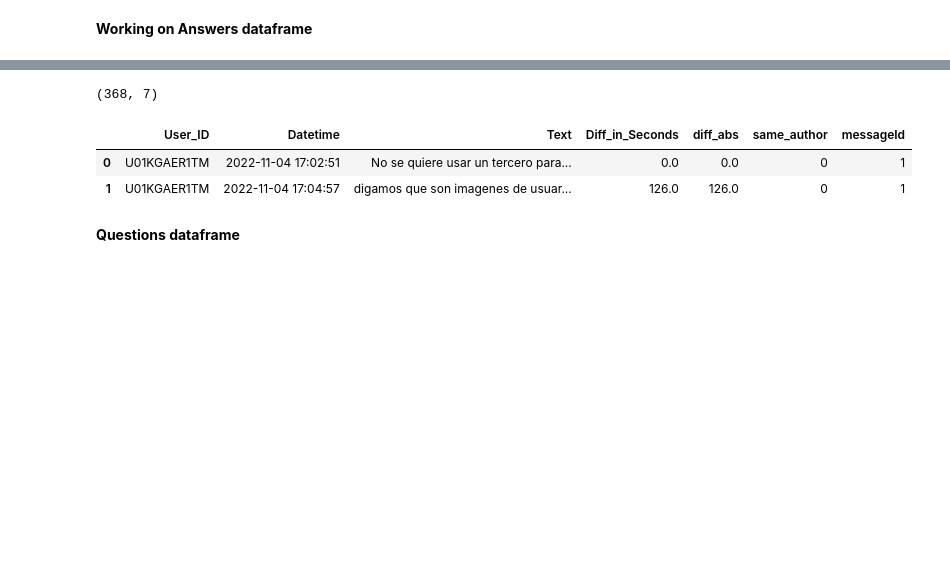
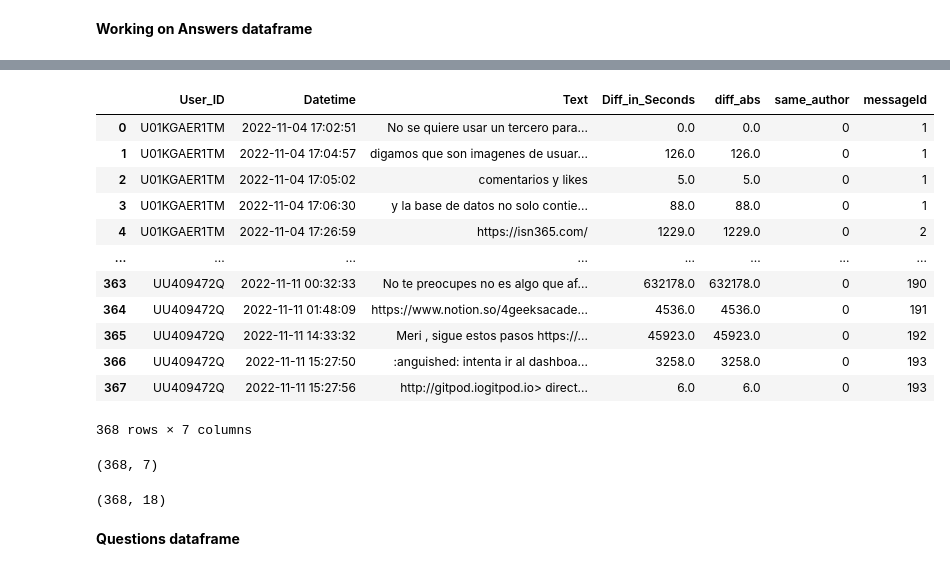
Before and after one commit to breatheco-de/dataflow-project-events, a Jupyter notebook: notebooks/draft_cleaning_notebook.ipynb, the cells around one changed output, grey strips where cells are left out. Cells and saved outputs as stored; diff of their text form; code cells hidden in the pictures; blank space fills up the shorter version.

Commit message:
finished 2 clean dataframes

```diff
--- a/notebooks/draft_cleaning_notebook.ipynb
+++ b/notebooks/draft_cleaning_notebook.ipynb
@@ -108,21 +108,33 @@ df2['diff_abs'] = df2.Diff_in_Seconds.abs()
 # %%
 df2['same_author'] = df2['User_ID'].ne(df2['User_ID'].shift().bfill()).astype(int)
 # %%
-def create_AnswerId():
-    for group in df2.groupby(['User_ID']):
-        df2['messageId'] = df2.diff_abs.gt(300).cumsum() + 1 + df2.same_author.cumsum()
-
-create_AnswerId()
+def create_AnswerId(df):
+    for group in df.groupby(['User_ID']):
+        df['messageId'] = df.diff_abs.gt(300).cumsum() + 1 + df.same_author.cumsum()
+    return df
+create_AnswerId(df2)
+# %% [output]
+|  | User_ID | Datetime | Text | Diff_in_Seconds | diff_abs | same_author | messageId |
+| 0 | U01KGAER1TM | 2022-11-04 17:02:51 | No se quiere usar un tercero para... | 0.0 | 0.0 | 0 | 1 |
+| 1 | U01KGAER1TM | 2022-11-04 17:04:57 | digamos que son imagenes de usuar... | 126.0 | 126.0 | 0 | 1 |
+| 2 | U01KGAER1TM | 2022-11-04 17:05:02 | comentarios y likes | 5.0 | 5.0 | 0 | 1 |
+| 3 | U01KGAER1TM | 2022-11-04 17:06:30 | y la base de datos no solo contie... | 88.0 | 88.0 | 0 | 1 |
+| 4 | U01KGAER1TM | 2022-11-04 17:26:59 | https://isn365.com/ | 1229.0 | 1229.0 | 0 | 2 |
+| ... | ... | ... | ... | ... | ... | ... | ... |
+| 363 | UU409472Q | 2022-11-11 00:32:33 | No te preocupes no es algo que af... | 632178.0 | 632178.0 | 0 | 190 |
+| 364 | UU409472Q | 2022-11-11 01:48:09 | https://www.notion.so/4geeksacade... | 4536.0 | 4536.0 | 0 | 191 |
+| 365 | UU409472Q | 2022-11-11 14:33:32 | Meri , sigue estos pasos https://... | 45923.0 | 45923.0 | 0 | 192 |
+| 366 | UU409472Q | 2022-11-11 15:27:50 | :anguished: intenta ir al dashboa... | 3258.0 | 3258.0 | 0 | 193 |
+| 367 | UU409472Q | 2022-11-11 15:27:56 | http://gitpod.iogitpod.io> direct... | 6.0 | 6.0 | 0 | 193 |
+368 rows × 7 columns
-# %%
-df2.shape
-# %% [output]
-(368, 7)
-# %%
-df2.head(2)
-# %% [output]
-|  | User_ID | Datetime | Text | Diff_in_Seconds | diff_abs | same_author | messageId |
-| 0 | U01KGAER1TM | 2022-11-04 17:02:51 | No se quiere usar un tercero para... | 0.0 | 0.0 | 0 | 1 |
-| 1 | U01KGAER1TM | 2022-11-04 17:04:57 | digamos que son imagenes de usuar... | 126.0 | 126.0 | 0 | 1 |
+# %%
+df2.shape
+# %% [output]
+(368, 7)
+# %%
+answers_df.shape
+# %% [output]
+(368, 18)
 # %% [markdown]
 **Questions dataframe**
 # %%
```
Also changed, not shown: parts of 23 cells of this notebook.
